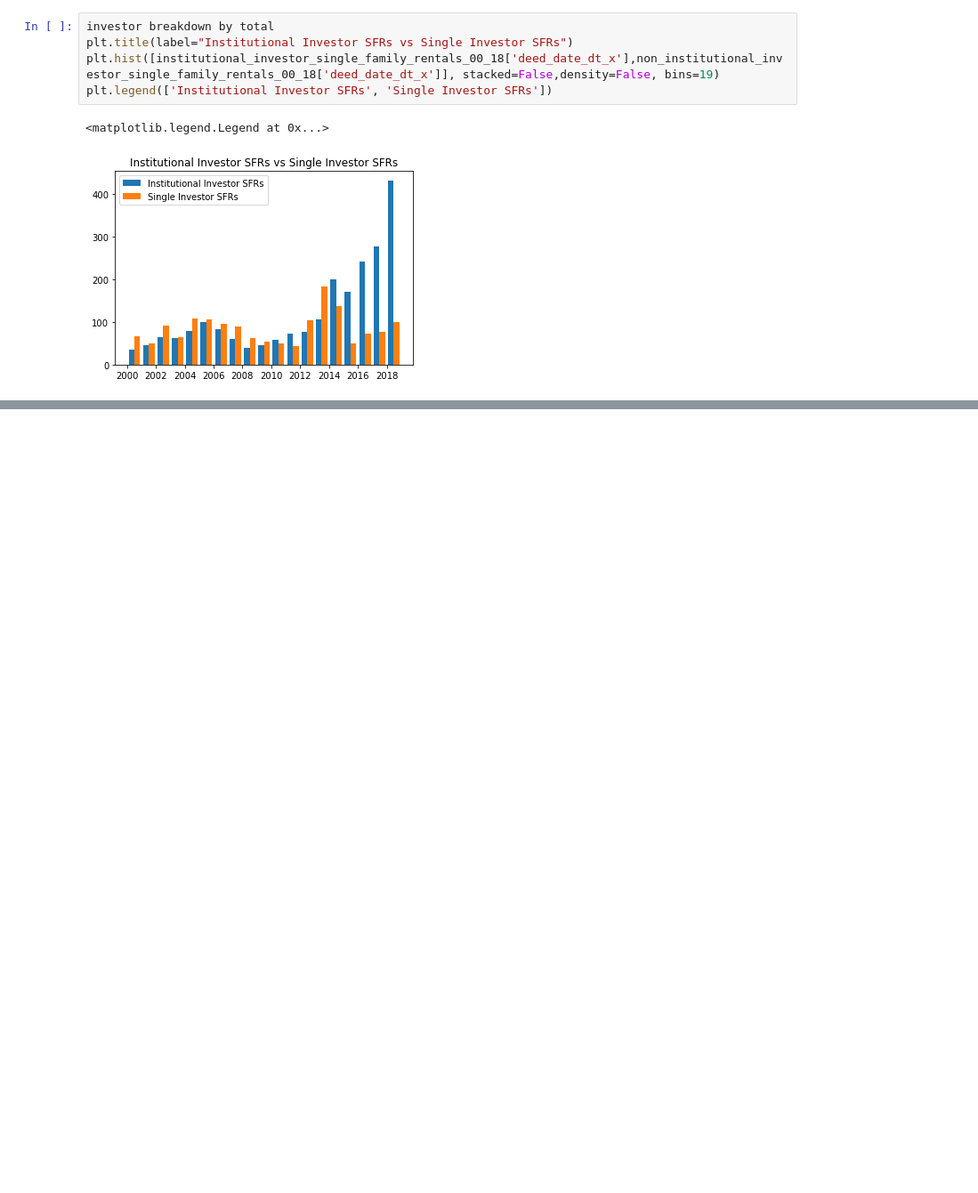
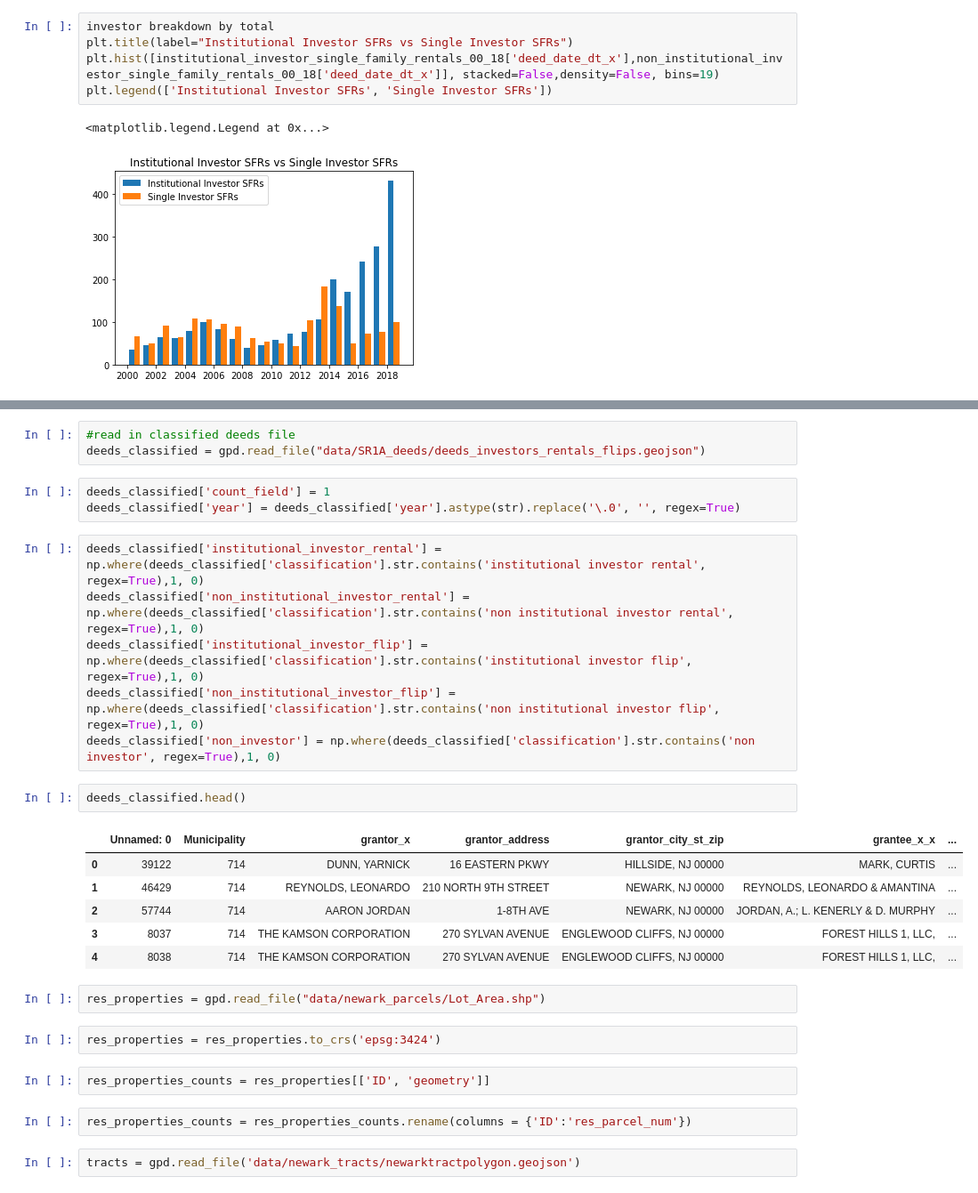
Before and after one commit to CenterForSpatialResearch/investors-NJ, a Jupyter notebook: 04_investor_breakdown.ipynb, the cells around one changed output, grey strips where cells are left out. Shown: that part at 89% size. Saved outputs shown, nothing was run; the diff lists cells and outputs as text; blank space fills up the shorter version.

```diff
--- a/04_investor_breakdown.ipynb
+++ b/04_investor_breakdown.ipynb
@@ -104,0 +122,31 @@ deeds_for_save.to_file('data/rtt_investors_rentals_flips.geojson', driver = 'Geo
+# %%
+#read in classified deeds file
+deeds_classified = gpd.read_file("data/SR1A_deeds/deeds_investors_rentals_flips.geojson")
+# %%
+deeds_classified['count_field'] = 1
+deeds_classified['year'] = deeds_classified['year'].astype(str).replace('\.0', '', regex=True)
+# %%
+deeds_classified['institutional_investor_rental'] = np.where(deeds_classified['classification'].str.contains('institutional investor rental', regex=True),1, 0)
+deeds_classified['non_institutional_investor_rental'] = np.where(deeds_classified['classification'].str.contains('non institutional investor rental', regex=True),1, 0)
+deeds_classified['institutional_investor_flip'] = np.where(deeds_classified['classification'].str.contains('institutional investor flip', regex=True),1, 0)
+deeds_classified['non_institutional_investor_flip'] = np.where(deeds_classified['classification'].str.contains('non institutional investor flip', regex=True),1, 0)
+deeds_classified['non_investor'] = np.where(deeds_classified['classification'].str.contains('non investor', regex=True),1, 0)
+# %%
+deeds_classified.head()
+# %% [output]
+|  | Unnamed: 0 | Municipality | grantor_x | grantor_address | grantor_city_st_zip | grantee_x_x | ... |
+| 0 | 39122 | 714 | DUNN, YARNICK | 16 EASTERN PKWY | HILLSIDE, NJ 00000 | MARK, CURTIS | ... |
+| 1 | 46429 | 714 | REYNOLDS, LEONARDO | 210 NORTH 9TH STREET | NEWARK, NJ 00000 | REYNOLDS, LEONARDO & AMANTINA | ... |
+| 2 | 57744 | 714 | AARON JORDAN | 1-8TH AVE | NEWARK, NJ 00000 | JORDAN, A.; L. KENERLY & D. MURPHY | ... |
+| 3 | 8037 | 714 | THE KAMSON CORPORATION | 270 SYLVAN AVENUE | ENGLEWOOD CLIFFS, NJ 00000 | FOREST HILLS 1, LLC, | ... |
+| 4 | 8038 | 714 | THE KAMSON CORPORATION | 270 SYLVAN AVENUE | ENGLEWOOD CLIFFS, NJ 00000 | FOREST HILLS 1, LLC, | ... |
+# %%
+res_properties = gpd.read_file("data/newark_parcels/Lot_Area.shp")
+# %%
+res_properties = res_properties.to_crs('epsg:3424')
+# %%
+res_properties_counts = res_properties[['ID', 'geometry']]
+# %%
+res_properties_counts = res_properties_counts.rename(columns = {'ID':'res_parcel_num'})
+# %%
+tracts = gpd.read_file('data/newark_tracts/newarktractpolygon.geojson')
```
Also changed, not shown: parts of 31 cells of this notebook, 2 other files.
